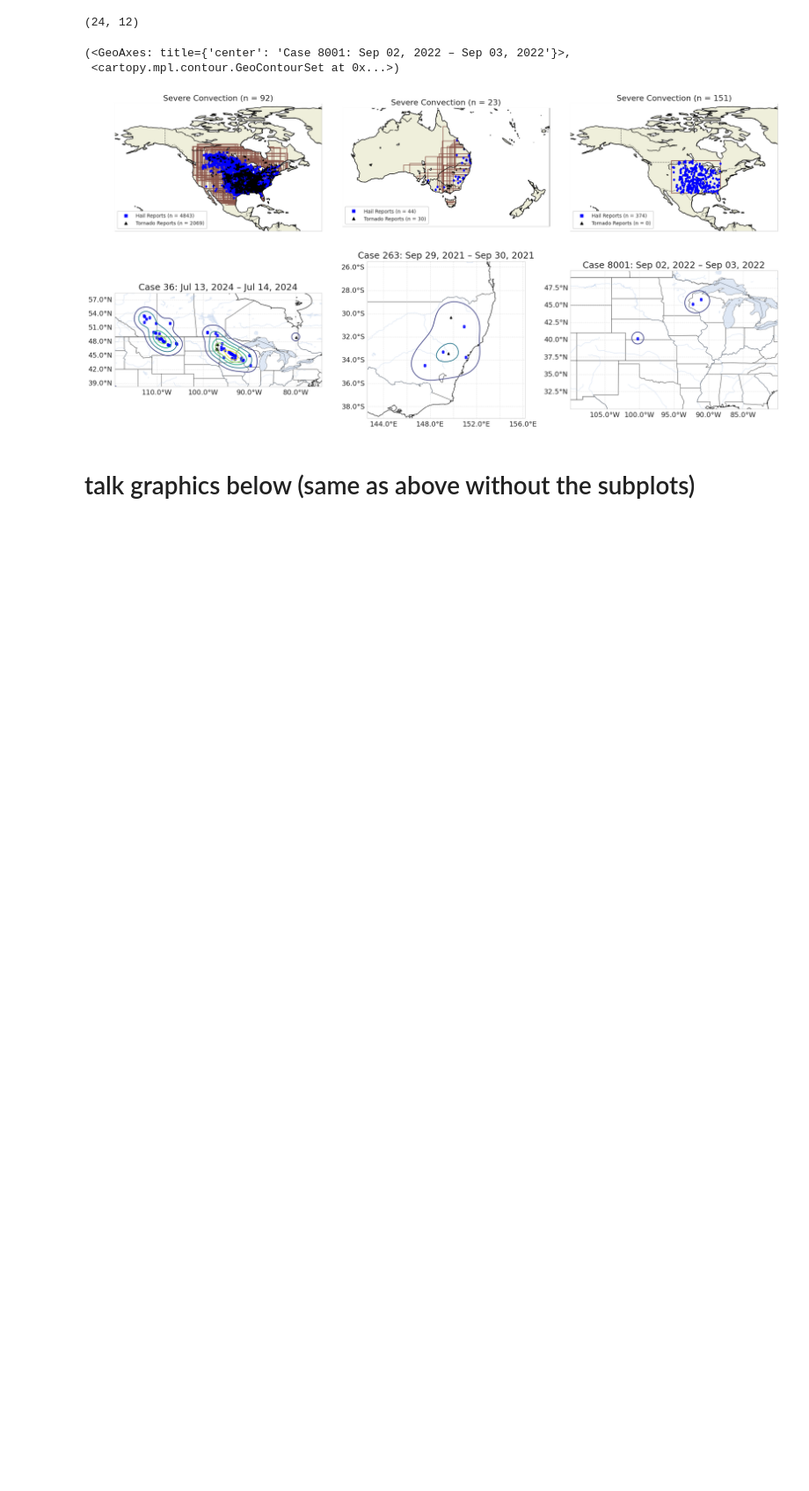
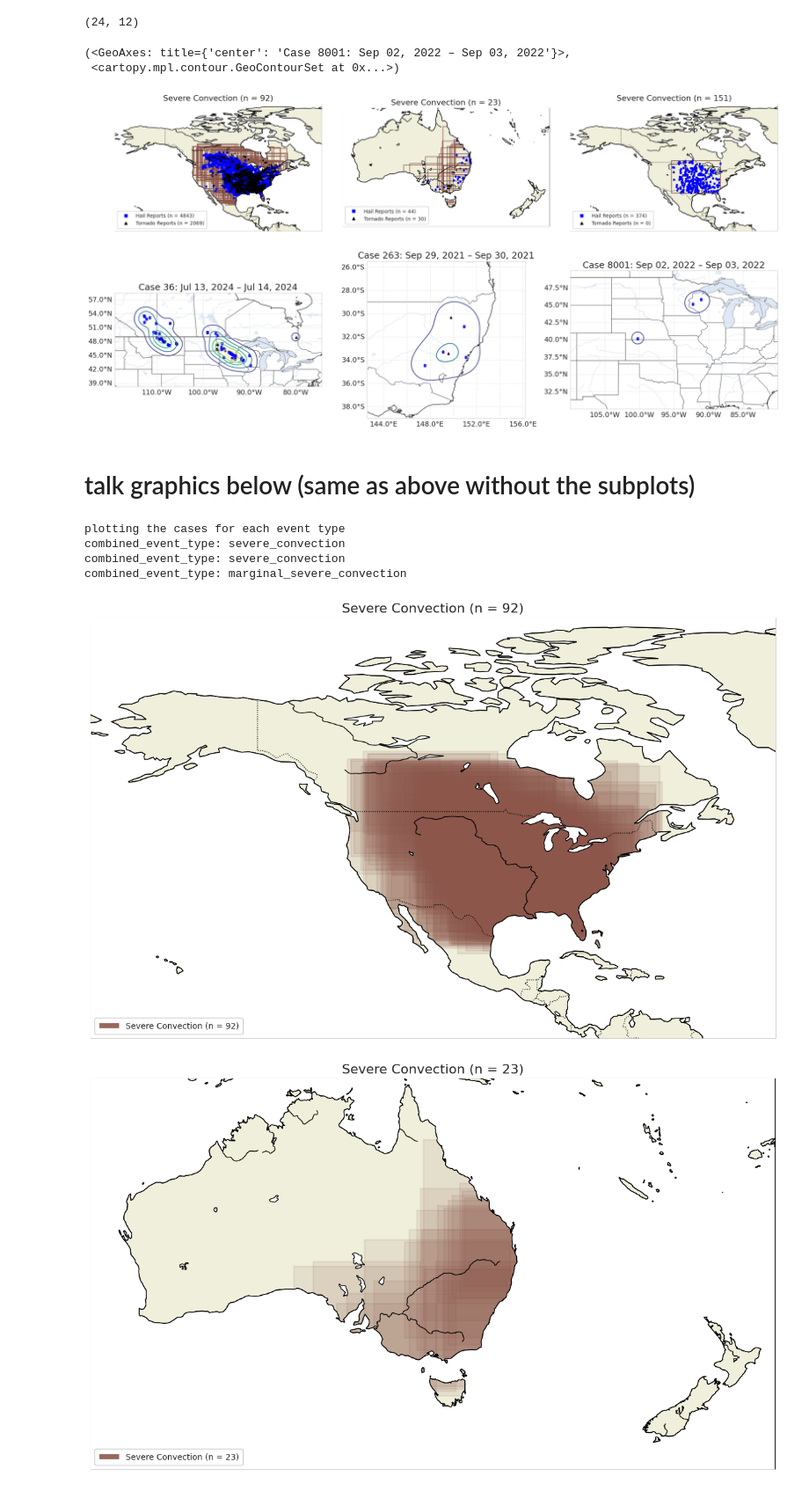
Before and after one commit to amymcgovern/extreme-weather-bench-paper, a Jupyter notebook: notebooks/figure3.ipynb, the cells around one changed output. Shown at 88% size. Saved outputs shown, nothing was run; the diff lists cells and outputs as text; code cells hidden in the pictures; blank space fills up the shorter version.

Commit message:
figure 3 subfigures

```diff
--- a/notebooks/figure3.ipynb
+++ b/notebooks/figure3.ipynb
@@ -780,61 +777,79 @@ plot_pph_panel(my_pph, my_case, my_lsr, ax=axs[1, 2], title=_case_title(my_case)
 # %% [markdown]
 # talk graphics below (same as above without the subplots)
 # %%
-# plot the cases for each event type
 print("plotting the cases for each event type")
-plot_utils.plot_all_cases_and_obs(
+_figure3_case_map_gridlines = dict(
+    show_left_labels=False,
+    show_bottom_labels=False,
+    show_top_labels=False,
+    show_right_labels=False,
+)
+
+# plot the cases for north america
+plot_utils.plot_all_cases(
     ewb_cases,
     event_type="severe_convection",
-    targets=case_operators_with_targets_established,
+    bounding_box=na_bounding_box,
+    fill_boxes=True,
 )
-plt.savefig(basepath + "graphics/paper/subplots/figure3_all_cases.png", dpi=300, bbox_inches="tight")
+plt.savefig(basepath + "graphics/paper/figure3_severe_na.png", dpi=300)
 
-# plot the cases for north america
-plot_utils.plot_all_cases_and_obs(
+# plot the cases for australia
+plot_utils.plot_all_cases(
     ewb_cases,
     event_type="severe_convection",
-    targets=case_operators_with_targets_established,
+    bounding_box=au_bounding_box,
+    fill_boxes=True,
+)
+plt.savefig(basepath + "graphics/paper/figure3_severe_au.png", dpi=300)
+
+plot_utils.plot_all_cases(
+    marginal_severe_cases,
+    event_type="severe_convection",
     bounding_box=na_bounding_box,
+    title="Marginal Severe Cases",
+    is_marginal=True,
+    fill_boxes=True,
 )
-plt.savefig(basepath + "graphics/paper/subplots/figure3_na_cases.png", dpi=300, bbox_inches="tight")
-
-# plot the cases for australia
-plot_utils.plot_all_cases_and_obs(
-    ewb_cases,
-    event_type="severe_convection",
-    targets=case_operators_with_targets_established,
-    bounding_box=au_bounding_box,
-)
-plt.savefig(basepath + "graphics/paper/subplots/figure3_au_cases.png", dpi=300, bbox_inches="tight")
-
+plt.savefig(basepath + "graphics/paper/figure3_severe_marginal.png", dpi=300)
 
 severe_settings = {}
 severe_settings["subplot_titles"] = severe_display_str
 severe_settings["metric_str"] = severe_metric_str
 severe_settings["lead_time_days"] = lead_time_days
 severe_settings["model_order"] = ["HRES IFS", "GraphCast", "Pangu", "AIFS"]
 
-# second column of figure 2 shows the scorecard
-plot_utils.plot_heatmap(
-    global_rel_severe_error,
-    global_severe_error,
-    severe_settings,
-    show_colorbar=True,
-)
-plt.savefig(basepath + "graphics/paper/subplots/figure3_heatmap_all.png", dpi=300, bbox_inches="tight")
-
 plot_utils.plot_heatmap(
     na_rel_severe_error,
     na_severe_error,
     severe_settings,
-    show_colorbar=True,
+    show_titles=True,
+    show_xlabel=True,
 )
-plt.savefig(basepath + "graphics/paper/subplots/figure3_heatmap_na.png", dpi=300, bbox_inches="tight")
+plt.savefig(basepath + "graphics/paper/figure3_severe_scorecard_na.png", dpi=300)
 
 plot_utils.plot_heatmap(
     au_rel_severe_error,
     au_severe_error,
     severe_settings,
-    show_colorbar=True,
+    show_titles=True,
+    show_xlabel=True,
 )
-plt.savefig(basepath + "graphics/paper/subplots/figure3_heatmap_au.png", dpi=300, bbox_inches="tight")
+plt.savefig(basepath + "graphics/paper/figure3_severe_scorecard_au.png", dpi=300)
+
+plot_utils.plot_heatmap(
+    na_marginal_rel_error,
+    na_marginal_error,
+    severe_settings,
+    show_titles=True,
+    show_xlabel=True,
+    show_coloring = [True, True, False, True, True]
+)
+plt.savefig(basepath + "graphics/paper/figure3_severe_scorecard_marginal.png", dpi=300)
+# %% [output]
+plotting the cases for each event type
+combined_event_type: severe_convection
+combined_event_type: severe_convection
+combined_event_type: marginal_severe_convection
+[figure, added]
+[figure, added]
```
Also changed, not shown: parts of 4 cells of this notebook, 12 other files.
